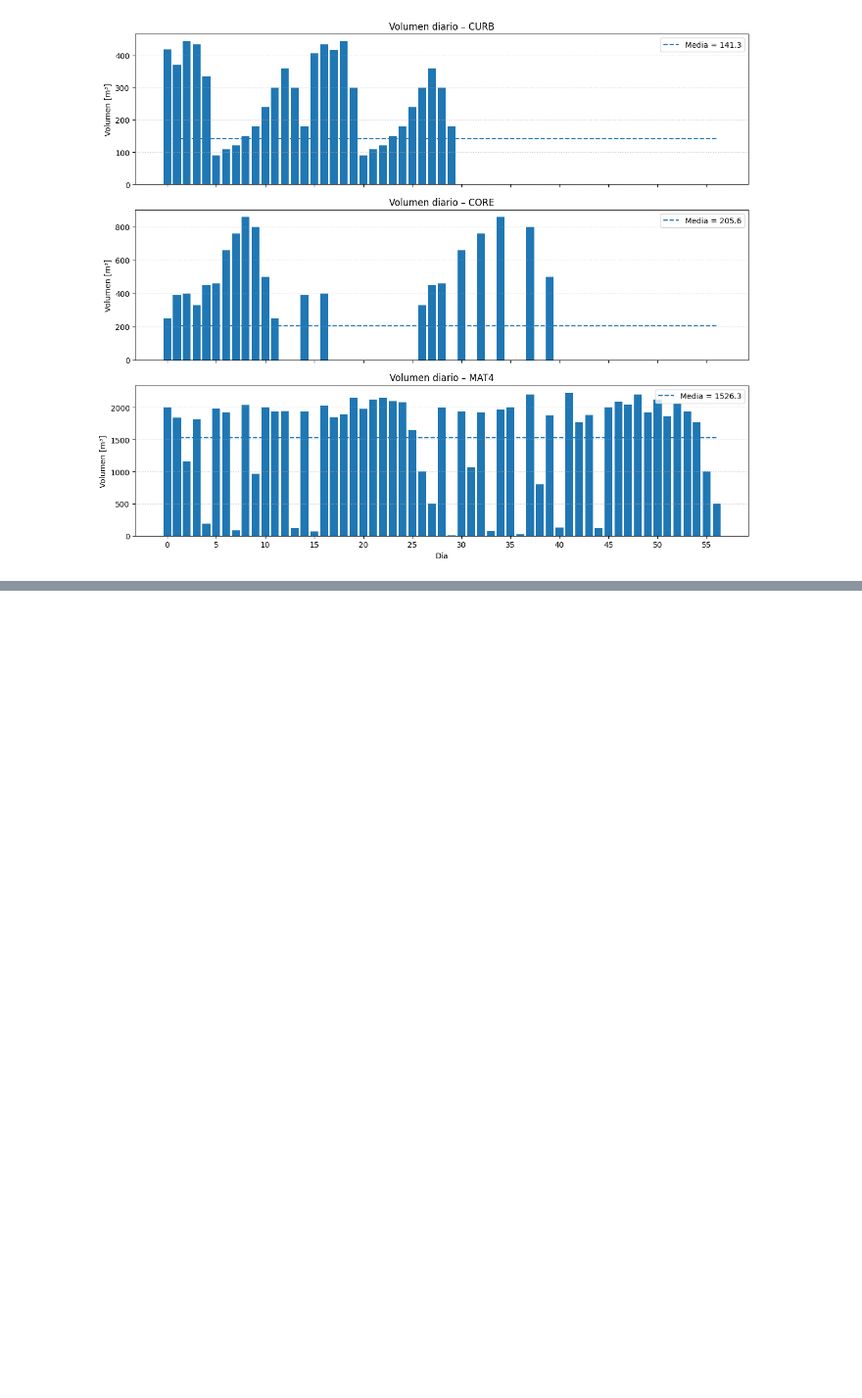
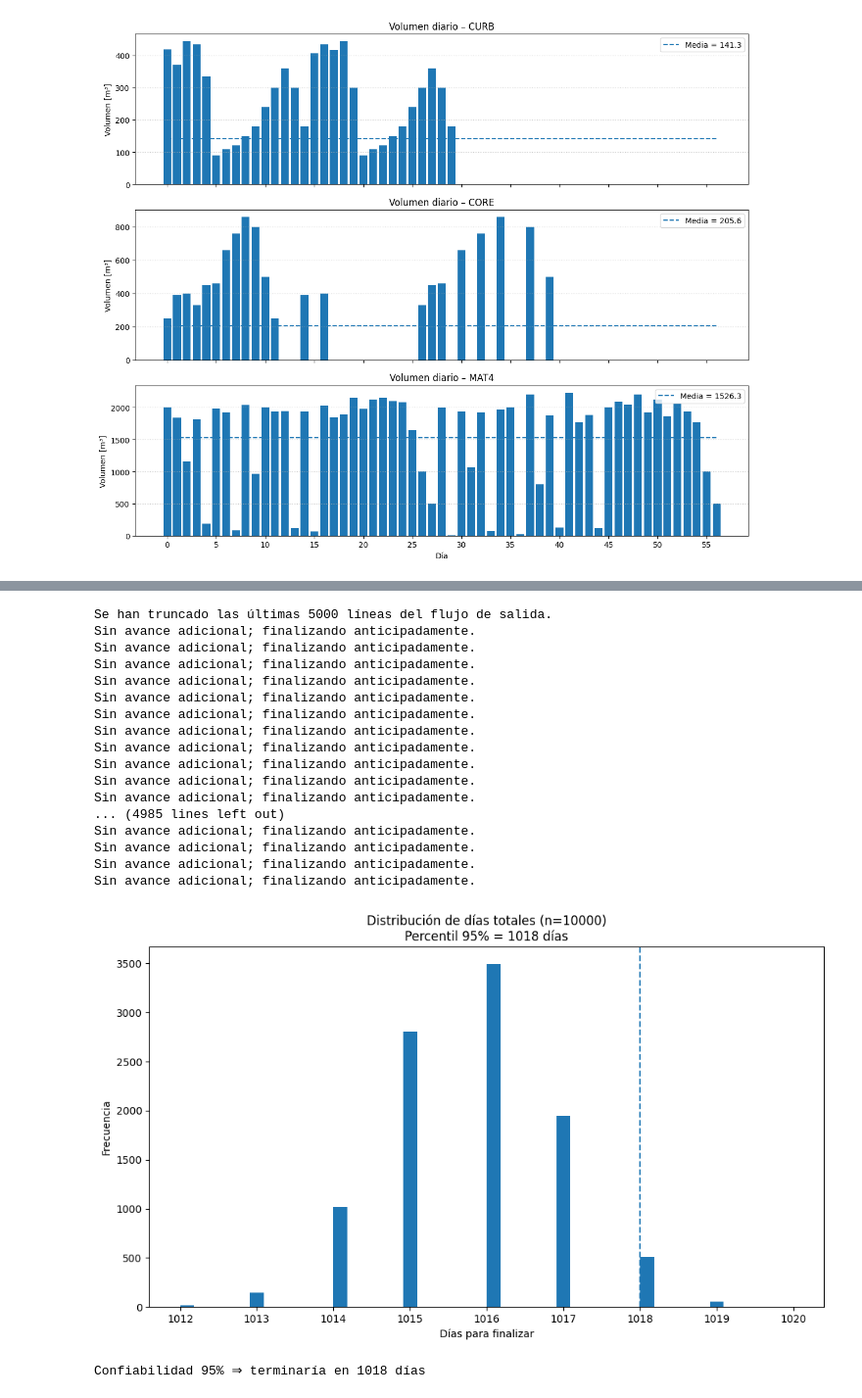
Before and after one commit to BrajanNieto/RiskAnalysis, a Jupyter notebook: MonteCarloDamExample-BrajanNieto.ipynb, the cells around one changed output, grey strips where cells are left out. Shown at 98% size. Cells and saved outputs as stored; diff of their text form; code cells hidden in the pictures; blank space fills up the shorter version.

```diff
--- a/MonteCarloDamExample-BrajanNieto.ipynb
+++ b/MonteCarloDamExample-BrajanNieto.ipynb
@@ -657,0 +1812,26 @@ plt.show()
+# %%
+df = load_data(DATA_FILE)  # tu loader
+constraints = CONSTRAINTS  # tu tensor
+res, p95_days = run_mc_schedule(df, constraints, n_iter=10000, conf=0.95, stochastic=True,
+                                base_seed=42, csv_path="mc_days.csv", show_plot=True)
+print("Confiabilidad 95% ⇒ terminaría en", p95_days, "días")
+# %% [output]
+Se han truncado las últimas 5000 líneas del flujo de salida.
+Sin avance adicional; finalizando anticipadamente.
+Sin avance adicional; finalizando anticipadamente.
+Sin avance adicional; finalizando anticipadamente.
+Sin avance adicional; finalizando anticipadamente.
+Sin avance adicional; finalizando anticipadamente.
+Sin avance adicional; finalizando anticipadamente.
+Sin avance adicional; finalizando anticipadamente.
+Sin avance adicional; finalizando anticipadamente.
+Sin avance adicional; finalizando anticipadamente.
+Sin avance adicional; finalizando anticipadamente.
+Sin avance adicional; finalizando anticipadamente.
+... (4985 lines left out)
+Sin avance adicional; finalizando anticipadamente.
+Sin avance adicional; finalizando anticipadamente.
+Sin avance adicional; finalizando anticipadamente.
+Sin avance adicional; finalizando anticipadamente.
+[figure, added]
+Confiabilidad 95% ⇒ terminaría en 1018 días
```
Also changed, not shown: parts of 9 cells of this notebook.
